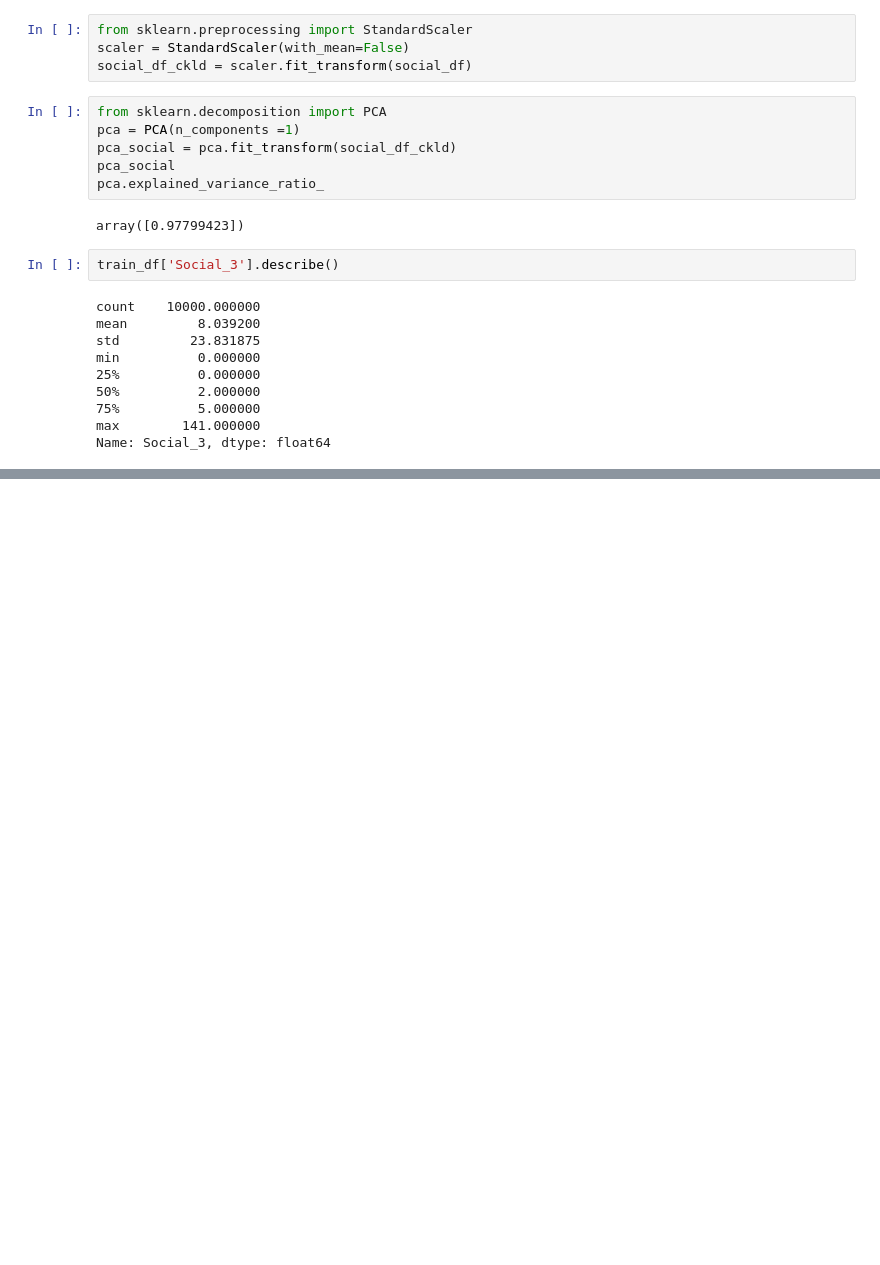
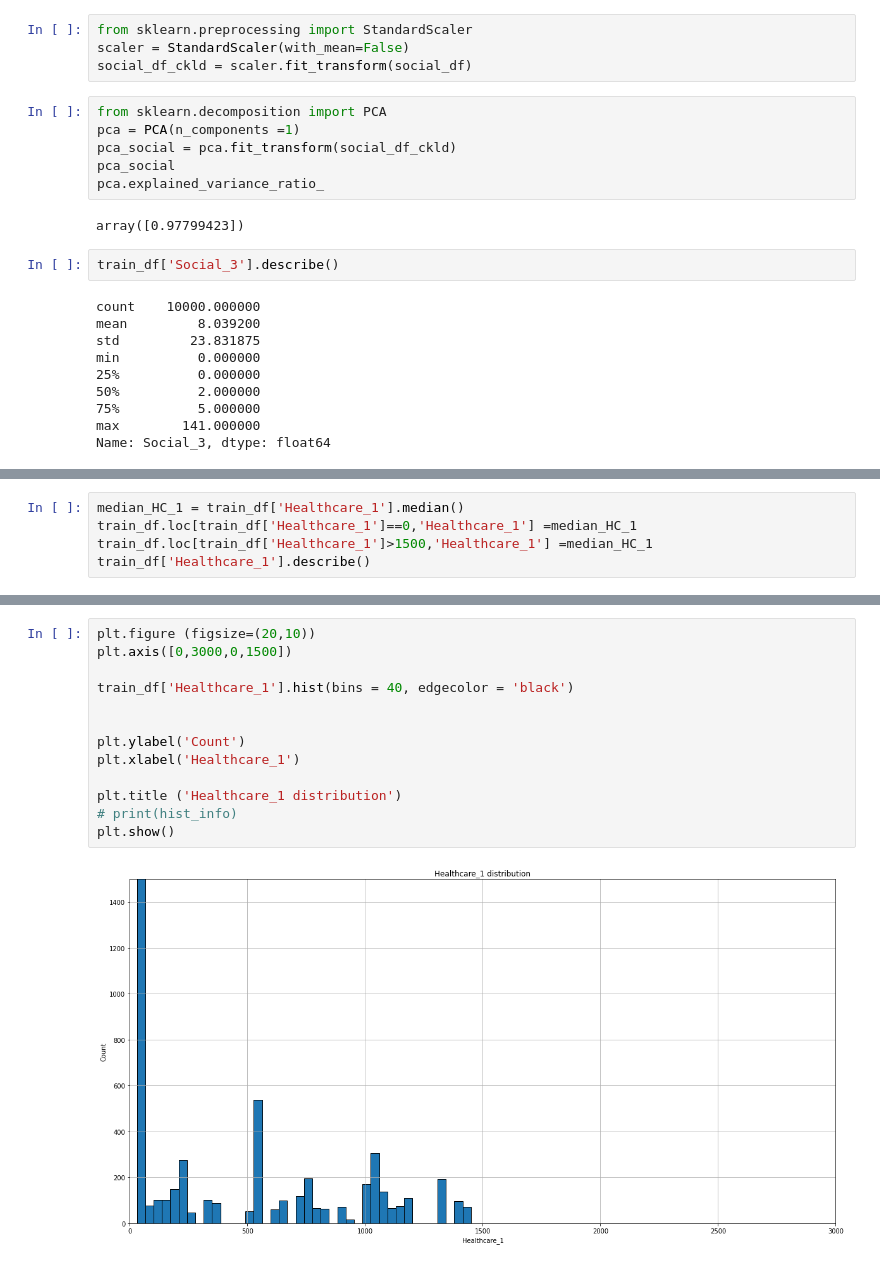
Before and after one commit to kotvmeshk/hometask, a Jupyter notebook: Hometask_lib/fin_project.ipynb, the cells around one changed output, grey strips where cells are left out. Saved outputs shown, nothing was run; the diff lists cells and outputs as text; blank space fills up the shorter version.

```diff
--- a/Hometask_lib/fin_project.ipynb
+++ b/Hometask_lib/fin_project.ipynb
@@ -439,0 +470,5 @@ Name: Social_3, dtype: float64
+# %%
+median_HC_1 = train_df['Healthcare_1'].median()
+train_df.loc[train_df['Healthcare_1']==0,'Healthcare_1'] =median_HC_1
+train_df.loc[train_df['Healthcare_1']>1500,'Healthcare_1'] =median_HC_1
+train_df['Healthcare_1'].describe()
@@ -439,0 +485,15 @@ Name: Social_3, dtype: float64
+# %%
+plt.figure (figsize=(20,10))
+plt.axis([0,3000,0,1500])
+
+train_df['Healthcare_1'].hist(bins = 40, edgecolor = 'black')
+
+
+plt.ylabel('Count')
+plt.xlabel('Healthcare_1')
+
+plt.title ('Healthcare_1 distribution')
+# print(hist_info)
+plt.show()
+# %% [output]
+[figure, added]
```
Also changed, not shown: parts of 8 cells of this notebook.
